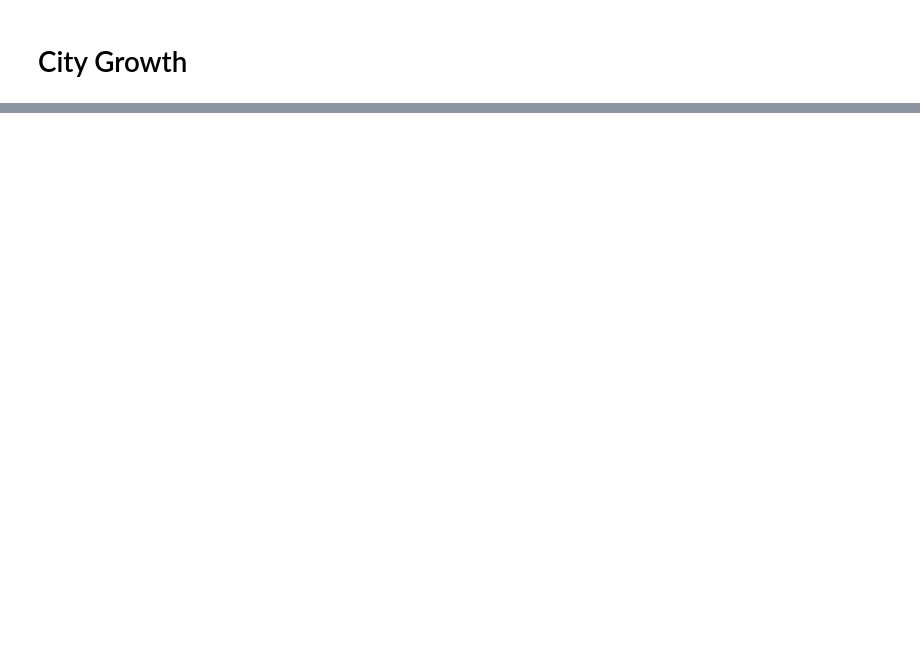
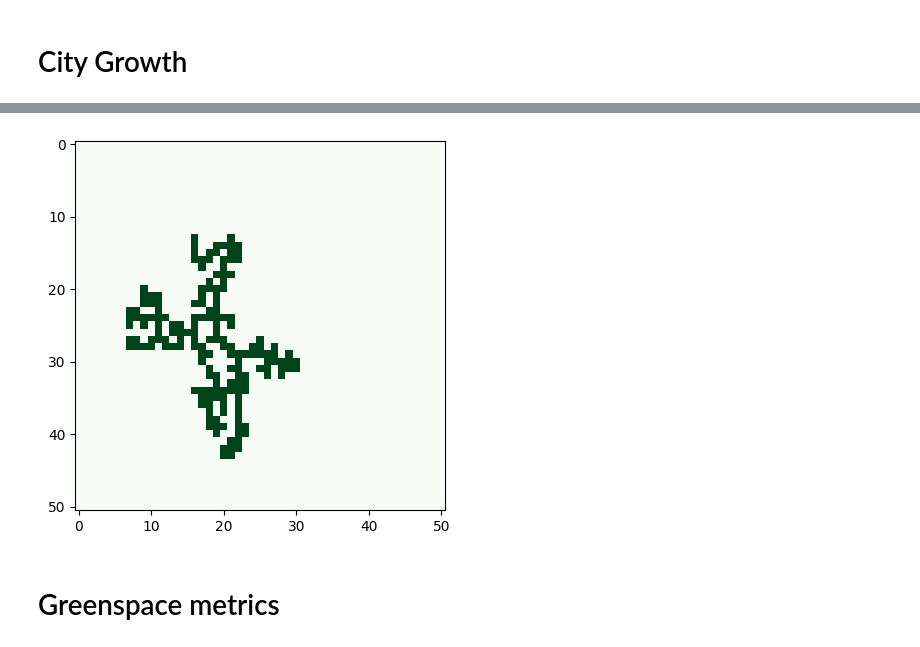
Before and after one commit to trevor-webster/2024Fall-MOCS, a Jupyter notebook: notebooks/Assignment2CellularAutomata.ipynb, the cells around one changed output, grey strips where cells are left out. Drawn from its saved outputs; the diff is of its cells as text; code cells hidden in the pictures; blank space fills up the shorter version.

```diff
--- a/notebooks/Assignment2CellularAutomata.ipynb
+++ b/notebooks/Assignment2CellularAutomata.ipynb
@@ -385,0 +351,29 @@ KeyboardInterrupt:
+# %%
+from scipy.ndimage import label
+
+def biggest_greenspace(world):
+    # Using scipy's label function to identify contiguous clusters of 0's (greenspace)
+    labeled_world, num_features = label(world == 0)
+
+    if num_features == 0:
+        return  # If no clusters, exit function
+
+    # Find the size of each cluster
+    sizes = np.bincount(labeled_world.ravel())
+
+    # Find the label corresponding to the largest cluster
+    largest_cluster_label = np.argmax(sizes[1:]) + 1
+
+    # Create an array where only the largest cluster is marked
+    largest_cluster = (labeled_world == largest_cluster_label).astype(int)
+
+    # Plot the largest cluster of 0's (greenspace)
+    plt.figure()
+    plt.imshow(np.flipud(largest_cluster), cmap=plt.get_cmap('Greens'))
+    plt.show()
+
+largest_cluster_size = biggest_greenspace(world)
+# %% [output]
+[figure, added]
+# %% [markdown]
+# Greenspace metrics
```
Also changed, not shown: parts of 20 cells of this notebook.
